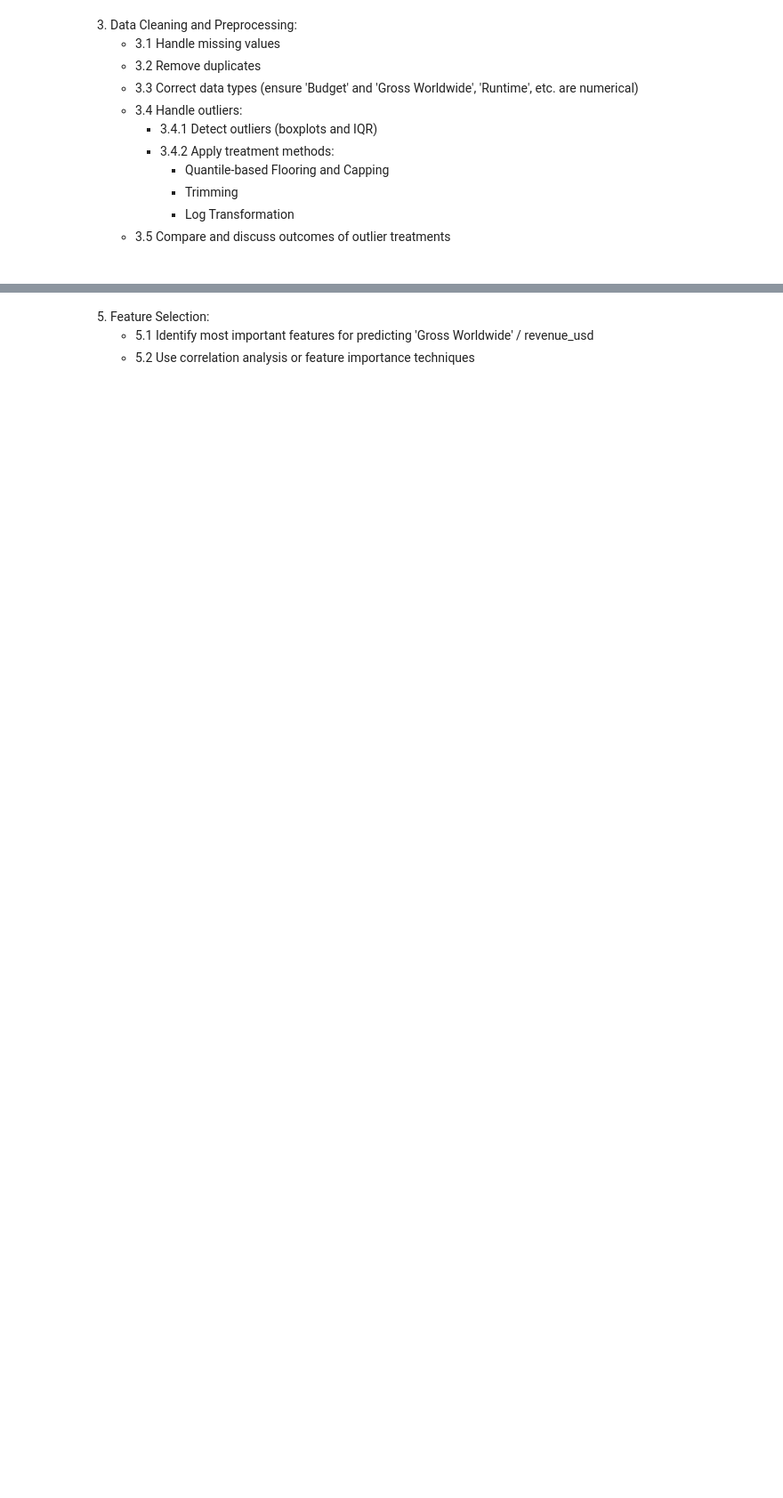
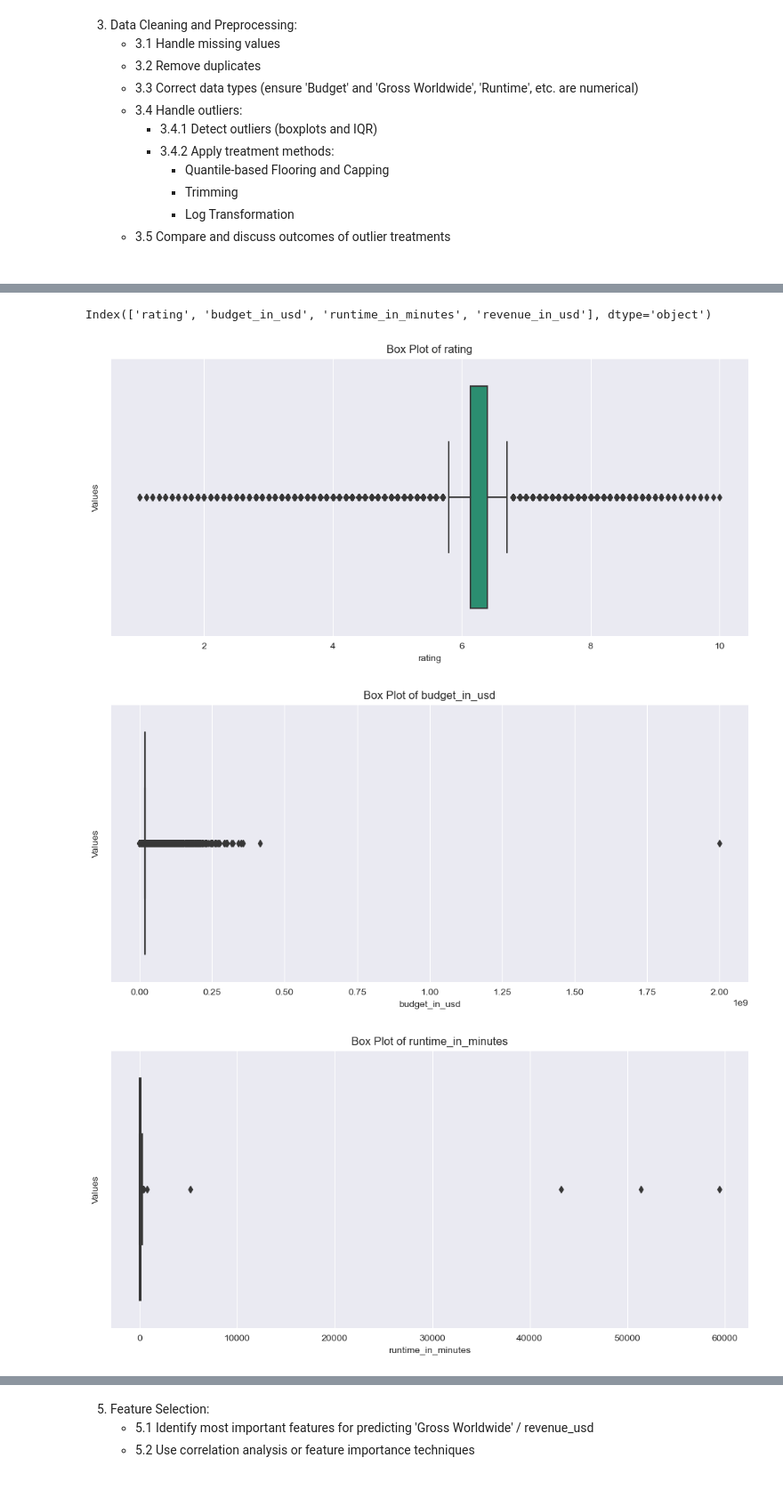
Before and after one commit to akinolu52/movie-revenue-prediction, a Jupyter notebook: explore.ipynb, the cells around one changed output, grey strips where cells are left out. Shown at 89% size. Saved outputs shown, nothing was run; the diff lists cells and outputs as text; code cells hidden in the pictures; blank space fills up the shorter version.

```diff
--- a/explore.ipynb
+++ b/explore.ipynb
@@ -522,0 +839,2 @@ df.shape
+# %%
+df['storyline'].fillna('unknown', inplace=True)
@@ -522,0 +852,7 @@ df.shape
+# %%
+df_not_null = df[[
+    'id', 'title', 'rating', 'storyline', 'director_team', 'writer_team', 'cast', 'is_usa_film_market',
+    'language_in_english', 'budget_in_usd', 'runtime_in_minutes', 'revenue_in_usd', 'main_genre',
+]]
+
+df_not_null.isna().mean().round(2) * 100
@@ -522,0 +883,11 @@ df.shape
+# %%
+# convert to category
+
+to_category_type = lambda _column: _column.astype('category')
+
+columns_to_convert = ['writer_team', 'director_team', 'language_in_english', 'is_usa_film_market', 'cast']
+
+for col in columns_to_convert:
+    df_not_null.loc[:, col] = to_category_type(df_not_null.loc[:, col])
+
+df_not_null.info()
@@ -522,0 +919,6 @@ df.shape
+# %%
+df_not_null.loc[:, 'budget_in_usd'] = pd.to_numeric(df_not_null.loc[:, 'budget_in_usd'], errors='coerce')
+df_not_null.loc[:, 'runtime_in_minutes'] = pd.to_numeric(df_not_null.loc[:, 'runtime_in_minutes'], errors='coerce')
+df_not_null.loc[:, 'revenue_in_usd'] = pd.to_numeric(df_not_null.loc[:, 'revenue_in_usd'], errors='coerce')
+
+df_not_null['budget_in_usd'].dtype, df_not_null['runtime_in_minutes'].dtype, df_not_null['revenue_in_usd'].dtype
@@ -522,0 +936,17 @@ df.shape
+# %%
+df_not_null.select_dtypes(include='number').columns
+# %% [output]
+Index(['rating', 'budget_in_usd', 'runtime_in_minutes', 'revenue_in_usd'], dtype='object')
+# %%
+for column in df_not_null.select_dtypes(include='number').columns:
+    plt.figure(figsize=(10, 5))
+    sns.boxplot(x=df_not_null[column], palette='Dark2')
+    plt.title(f'Box Plot of {column}')
+    plt.xlabel(column)
+    plt.ylabel('Values')
+    plt.tight_layout()
+    plt.show()
+# %% [output]
+[figure, added]
+[figure, added]
+[figure, added]
```
Also changed, not shown: parts of 120 cells of this notebook, 1 other file.
